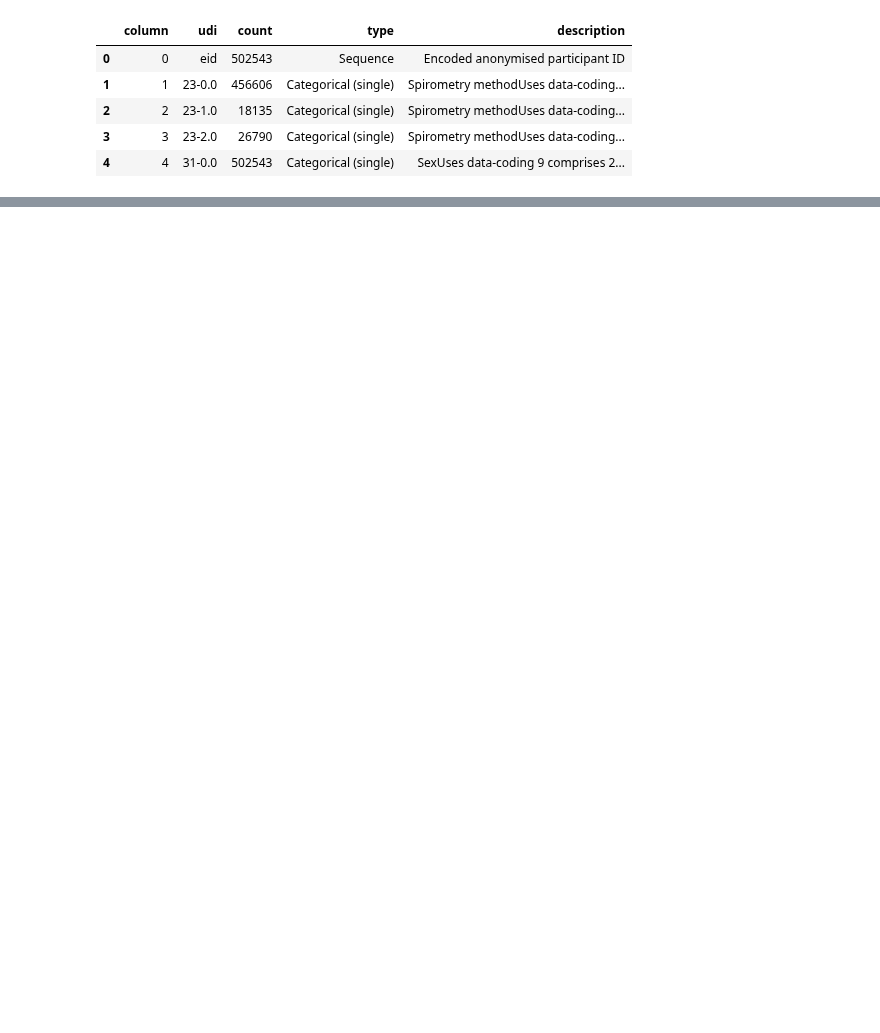
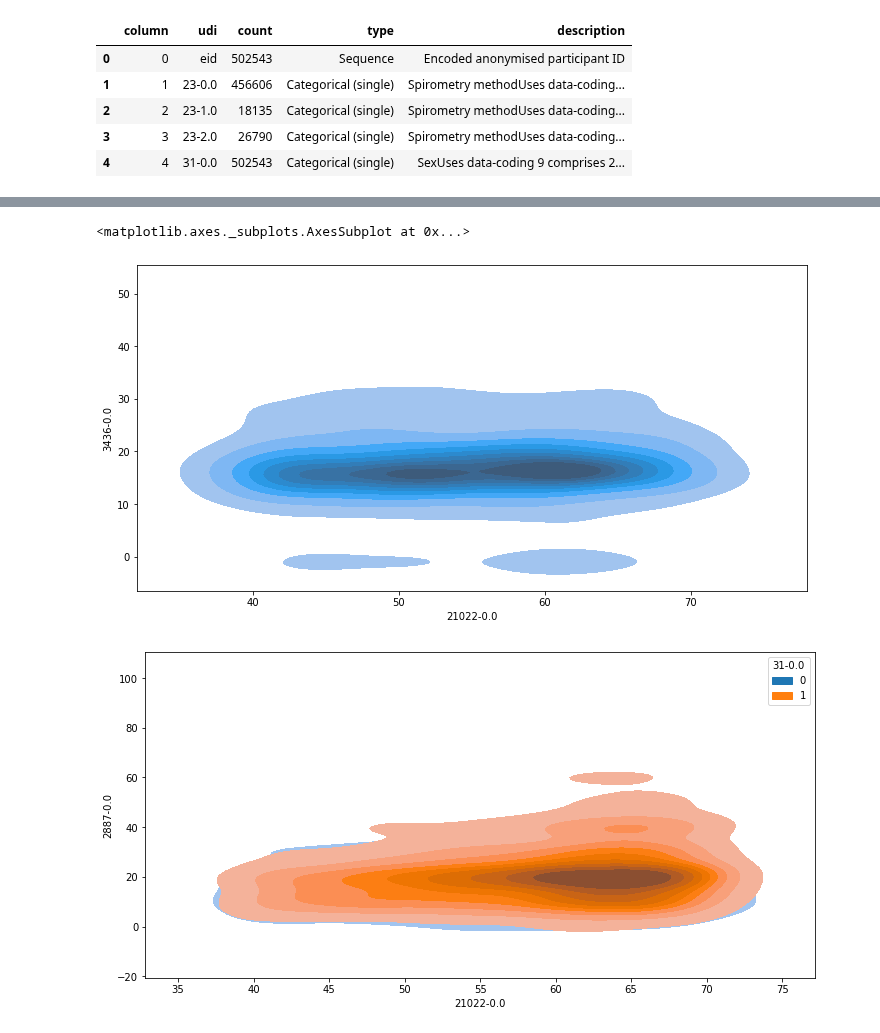
Before and after one commit to cole-khamnei/HLA_genotyping_associations, a Jupyter notebook: uk_biobank_EDA.ipynb, the cells around one changed output, grey strips where cells are left out. Drawn from its saved outputs; the diff is of its cells as text; code cells hidden in the pictures; blank space fills up the shorter version.

```diff
--- a/uk_biobank_EDA.ipynb
+++ b/uk_biobank_EDA.ipynb
@@ -54,0 +131,9 @@ Length: 3973, dtype: int64
+# %%
+fig, ax = plt.subplots(figsize=(12, 6))
+sns.kdeplot(data=ukbb_data, y="3436-0.0", x="21022-0.0",  ax=ax, fill=True)
+fig, ax = plt.subplots(figsize=(12, 6))
+sns.kdeplot(data=ukbb_data, y="2887-0.0", x="21022-0.0", hue="31-0.0", ax=ax, fill=True)
+# %% [output]
+<matplotlib.axes._subplots.AxesSubplot at 0x...>
+[figure, added]
+[figure, added]
```
Also changed, not shown: parts of 6 cells of this notebook.
